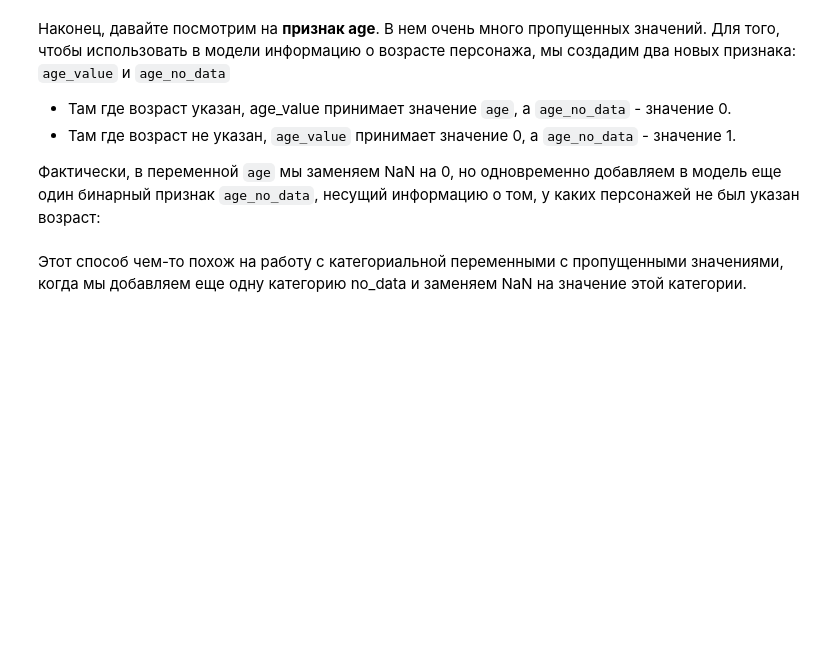
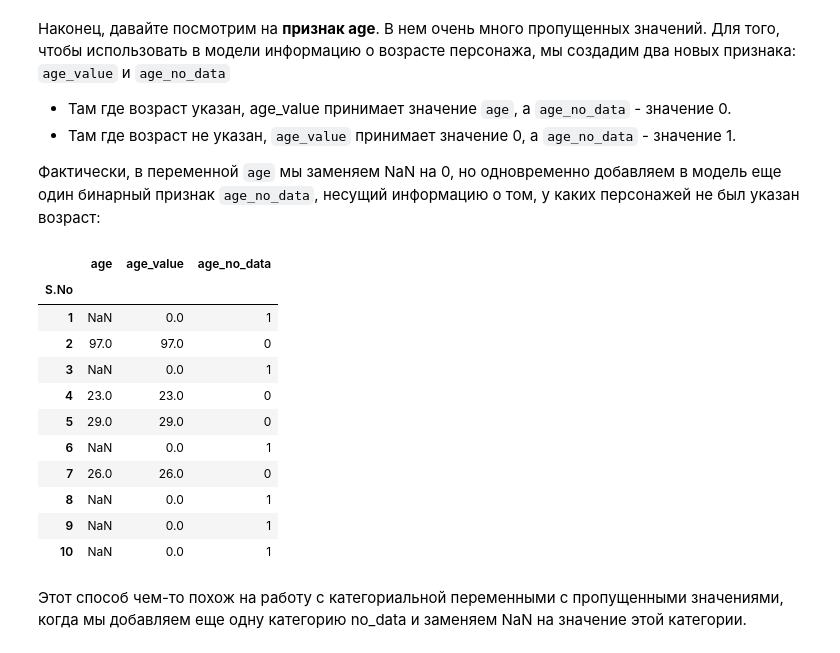
Before and after one commit to rodionP007/courses_MFTI, a Jupyter notebook: week_01_ml_intro/Homework/hw_1_game_of_thrones.ipynb, the cells around one changed output. Saved outputs shown, nothing was run; the diff lists cells and outputs as text; code cells hidden in the pictures; blank space fills up the shorter version.

```diff
--- a/week_01_ml_intro/Homework/hw_1_game_of_thrones.ipynb
+++ b/week_01_ml_intro/Homework/hw_1_game_of_thrones.ipynb
@@ -252,6 +335,21 @@ Name: count, dtype: int64
 # %%
 data['age_value'] = [0 if np.isnan(x) else x for x in data["age"]]
 data['age_no_data'] = [1 if np.isnan(x) else 0 for x in data['age']]
+# %%
+data[["age", "age_value", "age_no_data"]].head(10)
+# %% [output]
+|  | age | age_value | age_no_data |
+| S.No |  |  |  |
+| 1 | NaN | 0.0 | 1 |
+| 2 | 97.0 | 97.0 | 0 |
+| 3 | NaN | 0.0 | 1 |
+| 4 | 23.0 | 23.0 | 0 |
+| 5 | 29.0 | 29.0 | 0 |
+| 6 | NaN | 0.0 | 1 |
+| 7 | 26.0 | 26.0 | 0 |
+| 8 | NaN | 0.0 | 1 |
+| 9 | NaN | 0.0 | 1 |
+| 10 | NaN | 0.0 | 1 |
 # %% [markdown]
 Этот способ чем-то похож на работу с категориальной переменными с пропущенными значениями, когда мы добавляем еще одну категорию no_data и заменяем NaN на значение этой категории.
 # %% [markdown]
```
Also changed, not shown: parts of 20 cells of this notebook.
